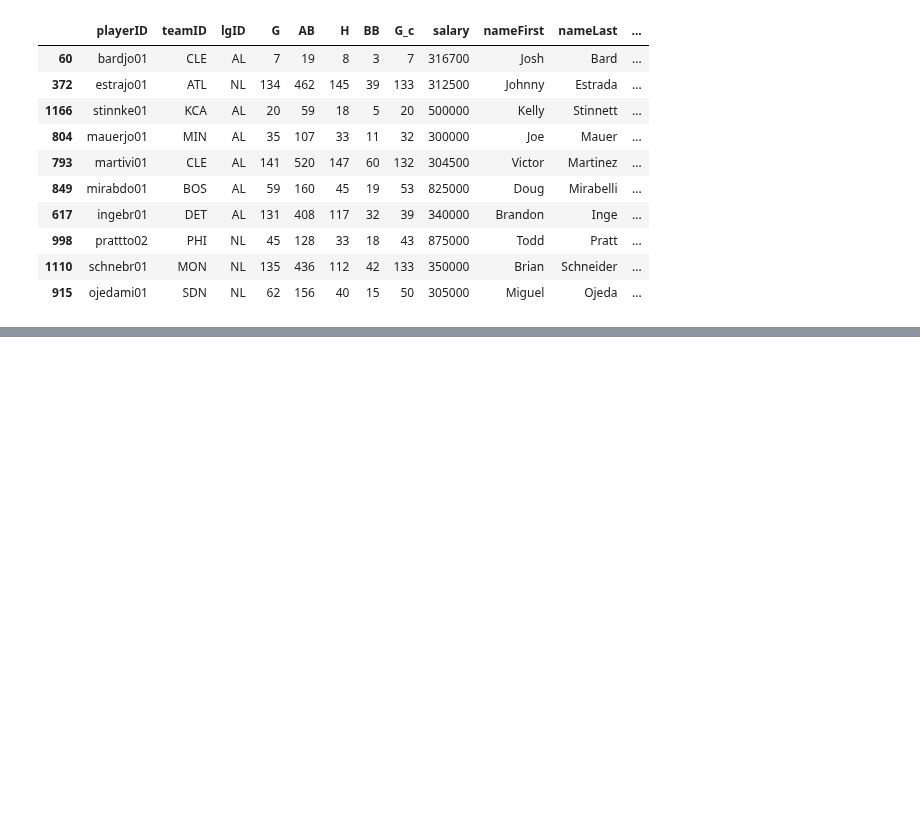
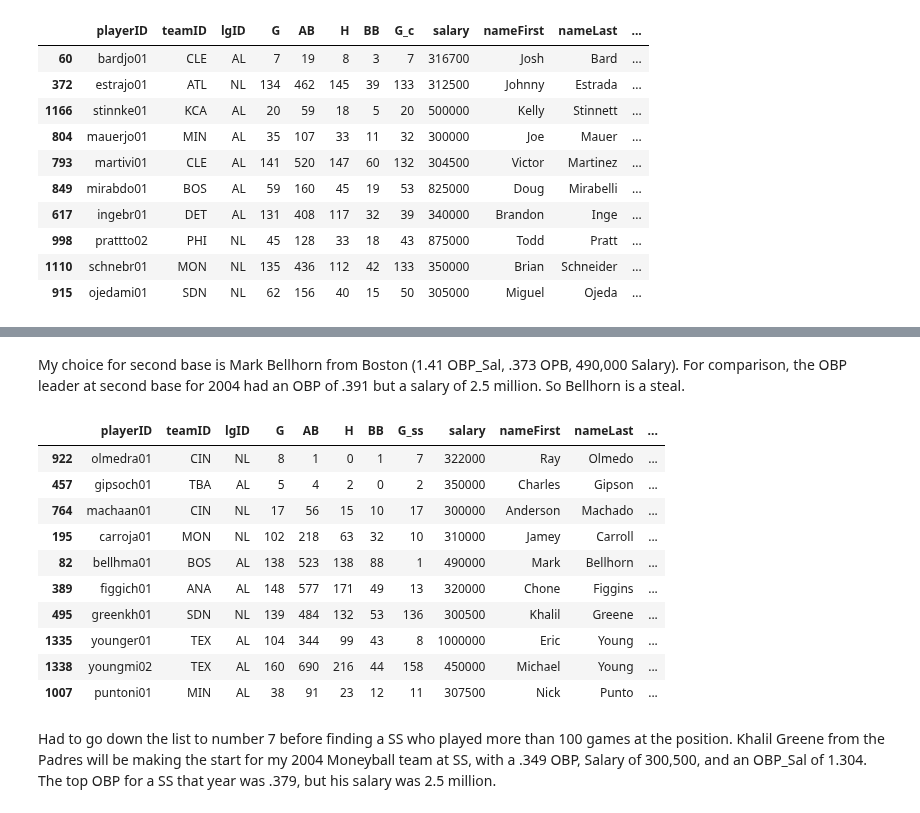
Before and after one commit to tiy-gvl-python-2015-09/moneyball, a Jupyter notebook: moneyball.ipynb, the cells around one changed output, grey strips where cells are left out. Saved outputs shown, nothing was run; the diff lists cells and outputs as text; code cells hidden in the pictures; blank space fills up the shorter version.

```diff
--- a/moneyball.ipynb
+++ b/moneyball.ipynb
@@ -127,0 +174,21 @@ At catcher, I'm going to take Johnny Estrada of the Braves, with an OBP of .378,
+# %% [markdown]
+My choice for second base is Mark Bellhorn from Boston (1.41 OBP_Sal, .373 OPB, 490,000 Salary). For comparison, the OBP leader at second base for 2004 had an OBP of .391 but a salary of 2.5 million. So Bellhorn is a steal.
+# %%
+mlb_2004_ss = mlb_2004[mlb_2004["G_ss"] > 0].sort("OBP_Sal", ascending=False)
+mlb_2004_ss = mlb_2004_ss[["playerID", "teamID", "lgID", "G", "AB", "H", "BB", "G_ss", "salary", "nameFirst", "nameLast", "OBP", "OBP_std", "salary_std", "OBP_Sal"]]
+# %%
+mlb_2004_ss.head(10)
+# %% [output]
+|  | playerID | teamID | lgID | G | AB | H | BB | G_ss | salary | nameFirst | nameLast | ... |
+| 922 | olmedra01 | CIN | NL | 8 | 1 | 0 | 1 | 7 | 322000 | Ray | Olmedo | ... |
+| 457 | gipsoch01 | TBA | AL | 5 | 4 | 2 | 0 | 2 | 350000 | Charles | Gipson | ... |
+| 764 | machaan01 | CIN | NL | 17 | 56 | 15 | 10 | 17 | 300000 | Anderson | Machado | ... |
+| 195 | carroja01 | MON | NL | 102 | 218 | 63 | 32 | 10 | 310000 | Jamey | Carroll | ... |
+| 82 | bellhma01 | BOS | AL | 138 | 523 | 138 | 88 | 1 | 490000 | Mark | Bellhorn | ... |
+| 389 | figgich01 | ANA | AL | 148 | 577 | 171 | 49 | 13 | 320000 | Chone | Figgins | ... |
+| 495 | greenkh01 | SDN | NL | 139 | 484 | 132 | 53 | 136 | 300500 | Khalil | Greene | ... |
+| 1335 | younger01 | TEX | AL | 104 | 344 | 99 | 43 | 8 | 1000000 | Eric | Young | ... |
+| 1338 | youngmi02 | TEX | AL | 160 | 690 | 216 | 44 | 158 | 450000 | Michael | Young | ... |
+| 1007 | puntoni01 | MIN | AL | 38 | 91 | 23 | 12 | 11 | 307500 | Nick | Punto | ... |
+# %% [markdown]
+Had to go down the list to number 7 before finding a SS who played more than 100 games at the position. Khalil Greene from the Padres will be making the start for my 2004 Moneyball team at SS, with a .349 OBP, Salary of 300,500, and an OBP_Sal of 1.304. The top OBP for a SS that year was .379, but his salary was 2.5 million.
```
Also changed, not shown: parts of 22 cells of this notebook.
